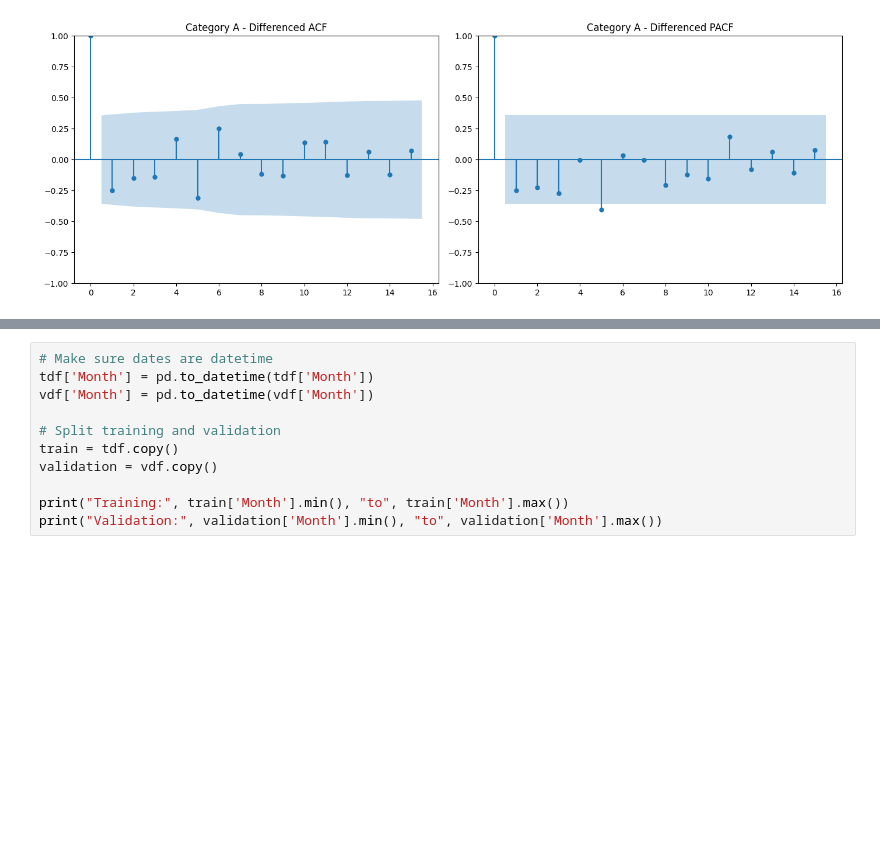
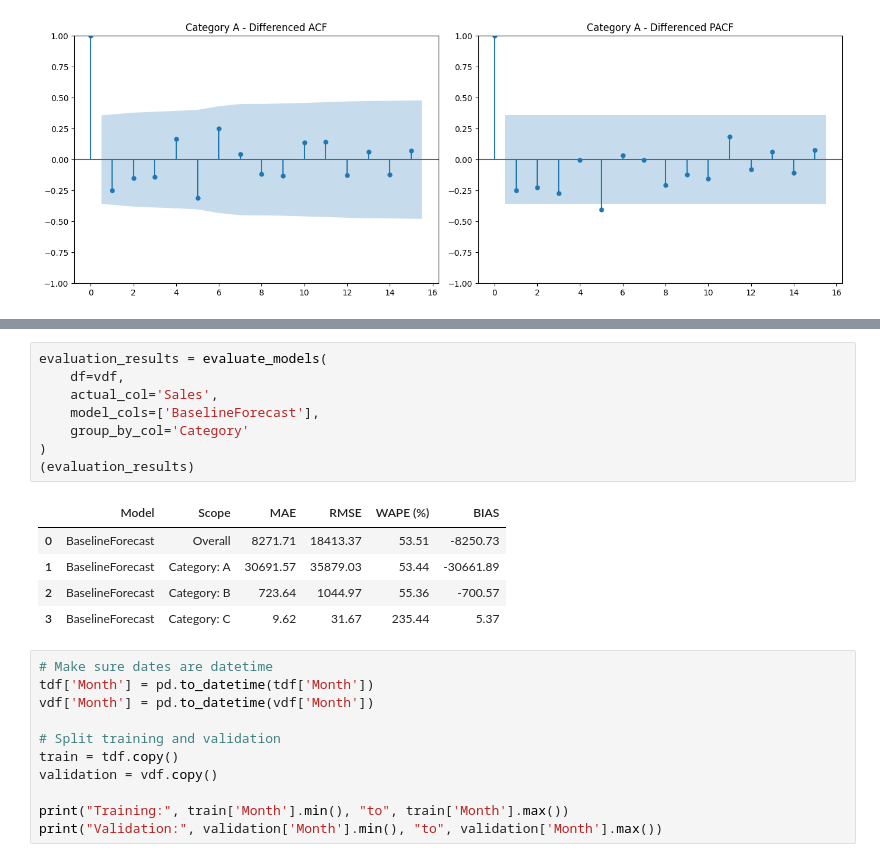
Before and after one commit to partha2412/Time-Series-Forecast, a Jupyter notebook: TimeSeries_forecasting.ipynb, the cells around one changed output, grey strips where cells are left out. Cells and saved outputs as stored; diff of their text form; blank space fills up the shorter version.

```diff
--- a/TimeSeries_forecasting.ipynb
+++ b/TimeSeries_forecasting.ipynb
@@ -588,3 +680,17 @@ plt.show()
+# %%
+evaluation_results = evaluate_models(
+    df=vdf,
+    actual_col='Sales',
+    model_cols=['BaselineForecast'],
+    group_by_col='Category'
+)
+(evaluation_results)
+# %% [output]
+|  | Model | Scope | MAE | RMSE | WAPE (%) | BIAS |
+| 0 | BaselineForecast | Overall | 8271.71 | 18413.37 | 53.51 | -8250.73 |
+| 1 | BaselineForecast | Category: A | 30691.57 | 35879.03 | 53.44 | -30661.89 |
+| 2 | BaselineForecast | Category: B | 723.64 | 1044.97 | 55.36 | -700.57 |
+| 3 | BaselineForecast | Category: C | 9.62 | 31.67 | 235.44 | 5.37 |
 # %%
 # Make sure dates are datetime
 tdf['Month'] = pd.to_datetime(tdf['Month'])
```
Also changed, not shown: parts of 13 cells of this notebook.
